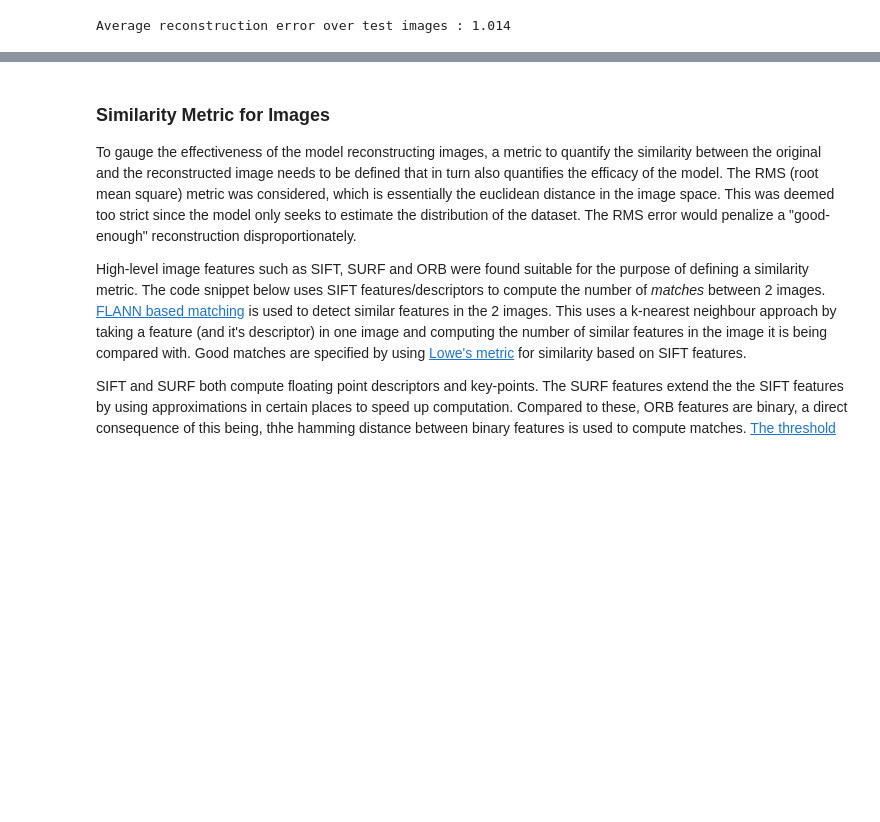
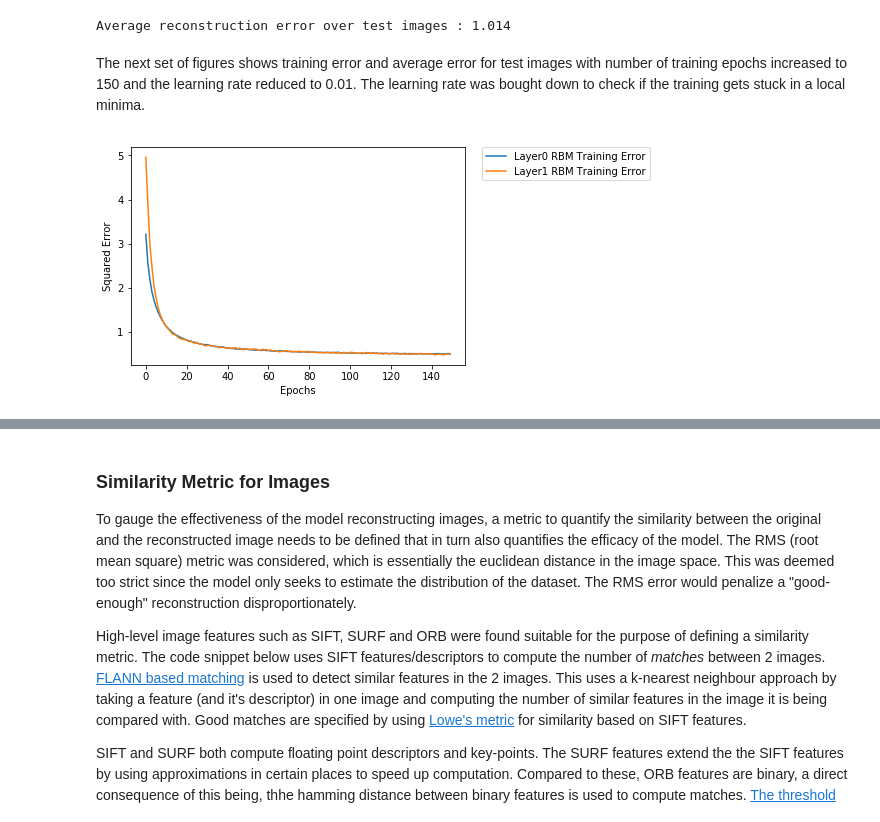
Before and after one commit to ishaanb92/Generative-Models-, a Jupyter notebook: Classifier_Documentation.ipynb, the cells around one changed output, grey strips where cells are left out. Cells and saved outputs as stored; diff of their text form; code cells hidden in the pictures; blank space fills up the shorter version.

Commit message:
Adding figures with lower learning rate

```diff
--- a/Classifier_Documentation.ipynb
+++ b/Classifier_Documentation.ipynb
@@ -280,3 +280,24 @@ print('Average reconstruction error over test images : {0:.3f}'.format(np.mean(t
 # %% [output]
 [figure]
 Average reconstruction error over test images : 1.014
+# %% [markdown]
+The next set of figures shows training error and average error for test images with number of training epochs increased to 150 and the learning rate reduced to 0.01. The learning rate was bought down to check if the training gets stuck in a local minima.
+# %%
+import pickle
+import matplotlib.pyplot as plt
+
+with open ('layer_0_lr', 'rb') as fp:
+    errorListLayer0 = pickle.load(fp)
+
+with open ('layer_1_lr', 'rb') as fp:
+    errorListLayer1 = pickle.load(fp)
+
+
+plt.plot(errorListLayer0,label='Layer0 RBM Training Error')
+plt.ylabel('Squared Error')
+plt.xlabel('Epochs')
+plt.plot(errorListLayer1,label='Layer1 RBM Training Error')
+plt.legend(bbox_to_anchor=(1.05, 1), loc=2, borderaxespad=0.)
+plt.show()
+# %% [output]
+[figure, added]
```
Also changed, not shown: parts of 1 cell of this notebook.
